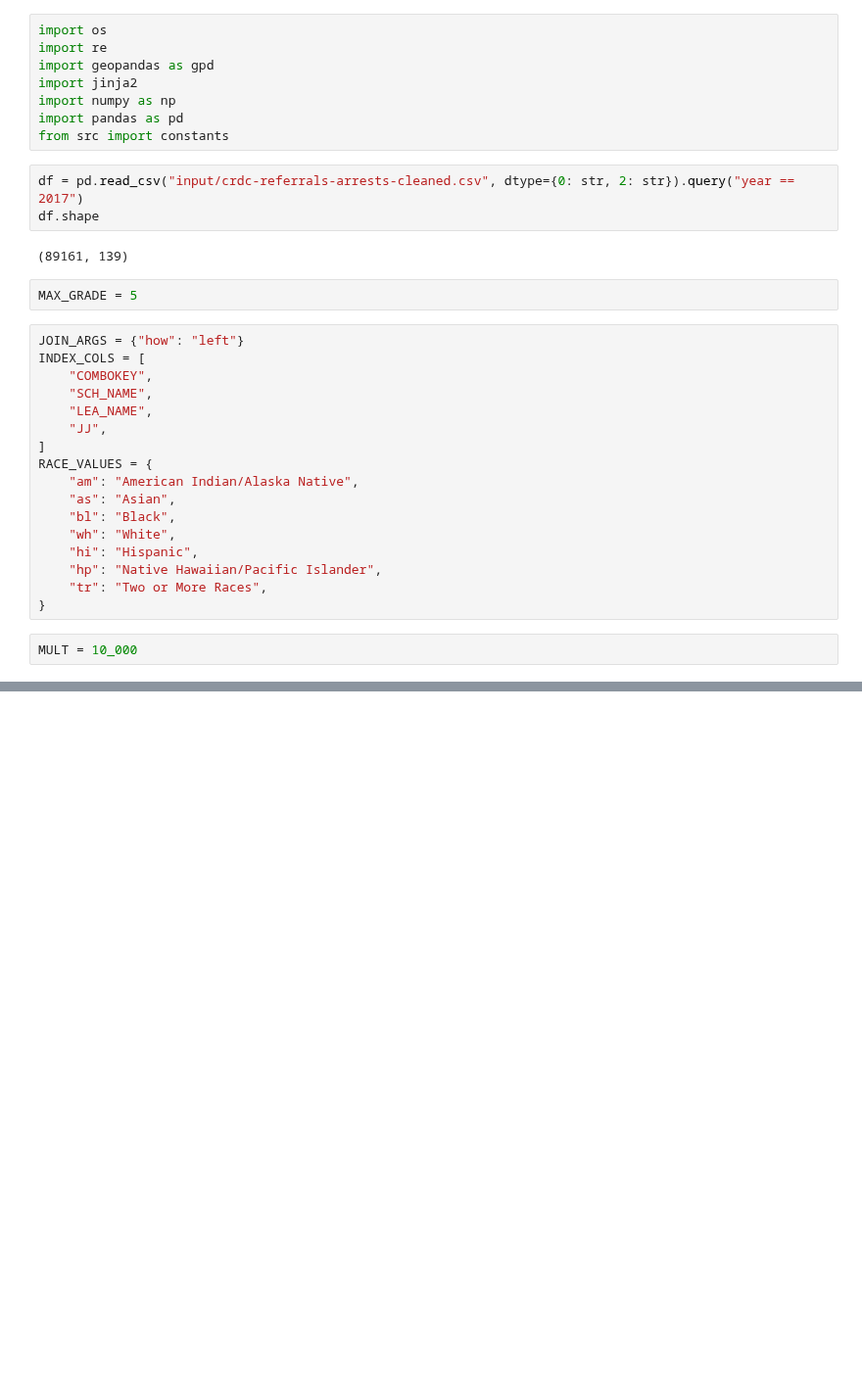
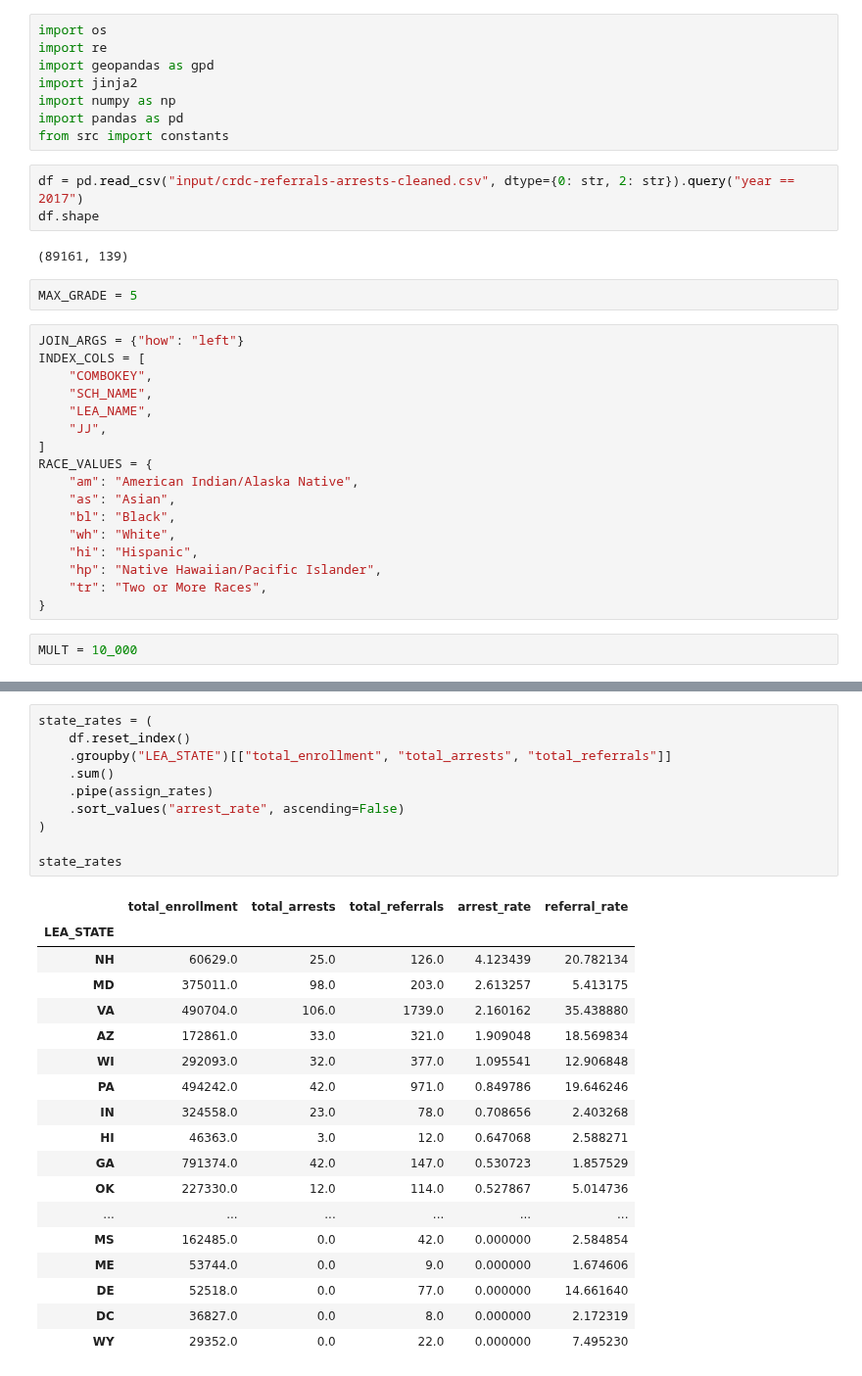
Before and after one commit to cbs-news-data/crdc-le-referral-data, a Jupyter notebook: notebooks/1718_referrals_arrests/dilcia_crdc.ipynb, the cells around one changed output, grey strips where cells are left out. Shown at 98% size. Saved outputs shown, nothing was run; the diff lists cells and outputs as text; blank space fills up the shorter version.

```diff
--- a/notebooks/1718_referrals_arrests/dilcia_crdc.ipynb
+++ b/notebooks/1718_referrals_arrests/dilcia_crdc.ipynb
@@ -38,0 +78,29 @@ assign_rates = (
+# %%
+state_rates = (
+    df.reset_index()
+    .groupby("LEA_STATE")[["total_enrollment", "total_arrests", "total_referrals"]]
+    .sum()
+    .pipe(assign_rates)
+    .sort_values("arrest_rate", ascending=False)
+)
+
+state_rates
+# %% [output]
+|  | total_enrollment | total_arrests | total_referrals | arrest_rate | referral_rate |
+| LEA_STATE |  |  |  |  |  |
+| NH | 60629.0 | 25.0 | 126.0 | 4.123439 | 20.782134 |
+| MD | 375011.0 | 98.0 | 203.0 | 2.613257 | 5.413175 |
+| VA | 490704.0 | 106.0 | 1739.0 | 2.160162 | 35.438880 |
+| AZ | 172861.0 | 33.0 | 321.0 | 1.909048 | 18.569834 |
+| WI | 292093.0 | 32.0 | 377.0 | 1.095541 | 12.906848 |
+| PA | 494242.0 | 42.0 | 971.0 | 0.849786 | 19.646246 |
+| IN | 324558.0 | 23.0 | 78.0 | 0.708656 | 2.403268 |
+| HI | 46363.0 | 3.0 | 12.0 | 0.647068 | 2.588271 |
+| GA | 791374.0 | 42.0 | 147.0 | 0.530723 | 1.857529 |
+| OK | 227330.0 | 12.0 | 114.0 | 0.527867 | 5.014736 |
+| ... | ... | ... | ... | ... | ... |
+| MS | 162485.0 | 0.0 | 42.0 | 0.000000 | 2.584854 |
+| ME | 53744.0 | 0.0 | 9.0 | 0.000000 | 1.674606 |
+| DE | 52518.0 | 0.0 | 77.0 | 0.000000 | 14.661640 |
+| DC | 36827.0 | 0.0 | 8.0 | 0.000000 | 2.172319 |
+| WY | 29352.0 | 0.0 | 22.0 | 0.000000 | 7.495230 |
```
Also changed, not shown: parts of 11 cells of this notebook, 1 other file.
